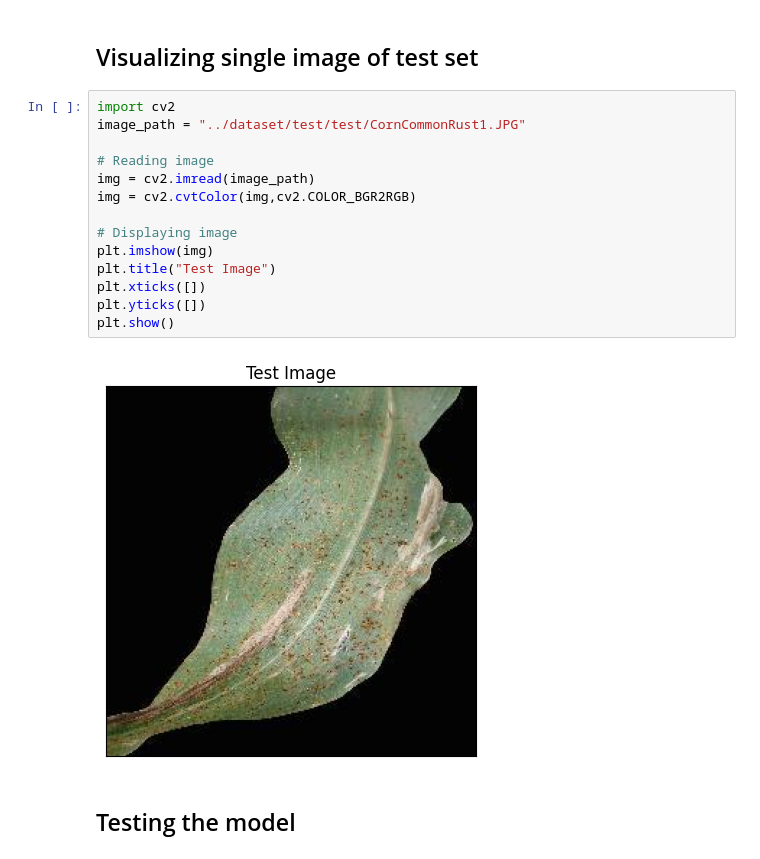
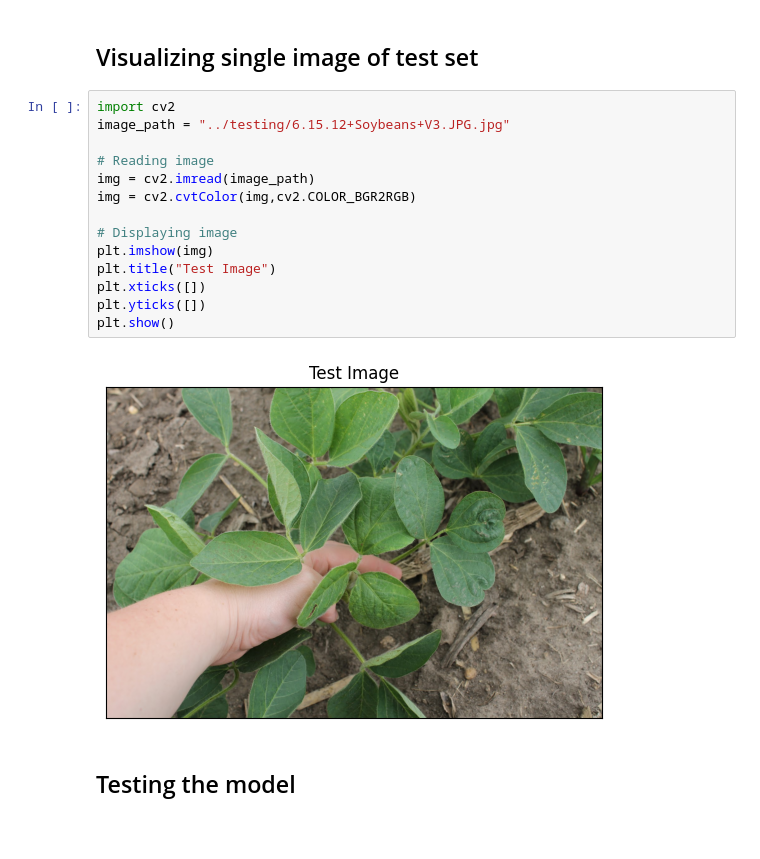
Before and after one commit to vineet2004gh/major-project, a Jupyter notebook: models/model_testing.ipynb, the cells around one changed output. Drawn from its saved outputs; the diff is of its cells as text; blank space fills up the shorter version.

```diff
--- a/models/model_testing.ipynb
+++ b/models/model_testing.ipynb
@@ -43,20 +57,20 @@ Model: "sequential"
 ## Visualizing single image of test set
 # %%
 import cv2
-image_path = "../dataset/test/test/CornCommonRust1.JPG"
+image_path = "../testing/6.15.12+Soybeans+V3.JPG.jpg"
 
 # Reading image
 img = cv2.imread(image_path)
 img = cv2.cvtColor(img,cv2.COLOR_BGR2RGB)
 
 # Displaying image
 plt.imshow(img)
 plt.title("Test Image")
 plt.xticks([])
 plt.yticks([])
 plt.show()
 # %% [output]
-[figure, old version]
+[figure, new version]
 # %% [markdown]
 ## Testing the model
 # %%
```
Also changed, not shown: parts of 8 cells of this notebook, 27 other files.
